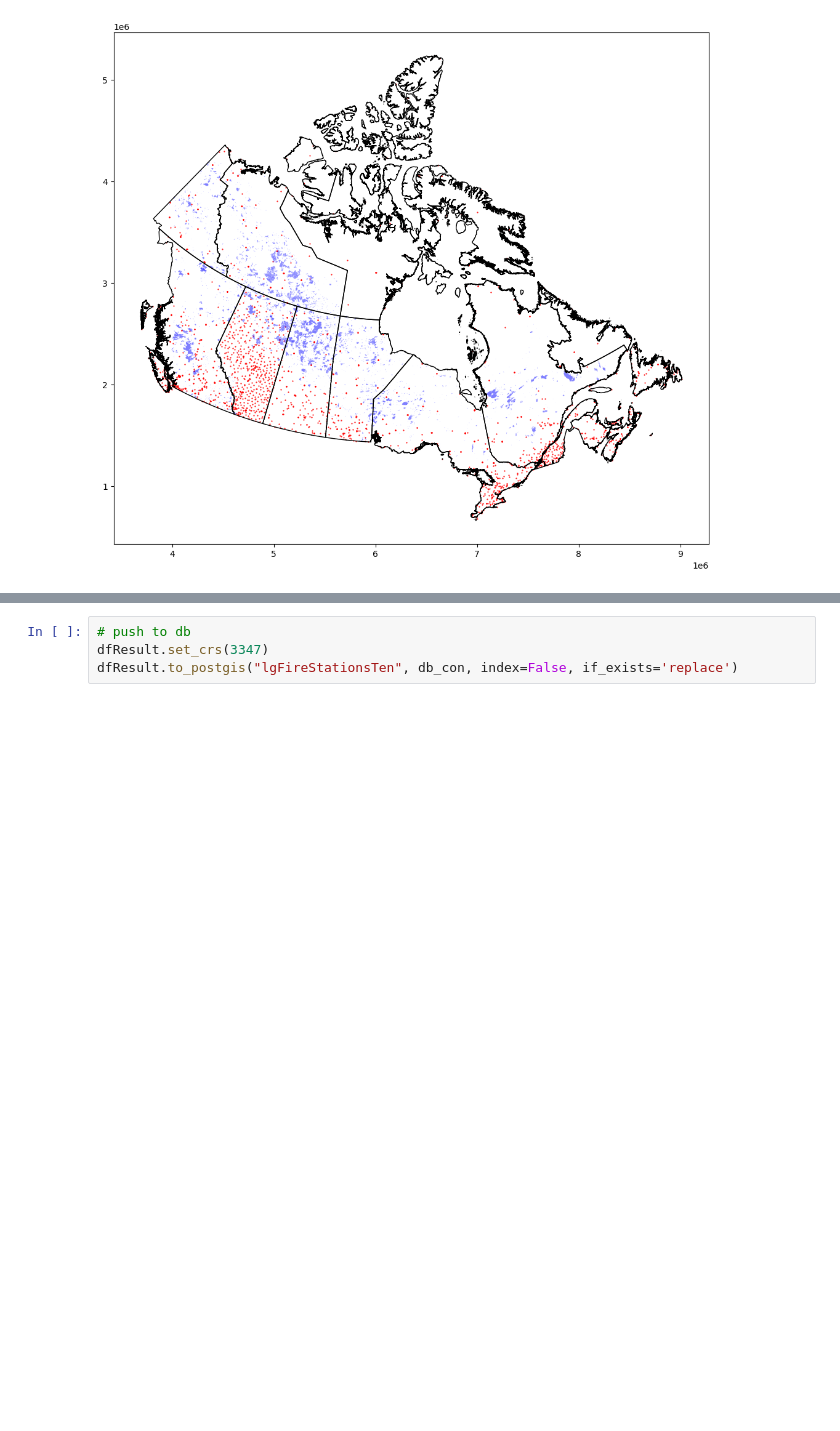
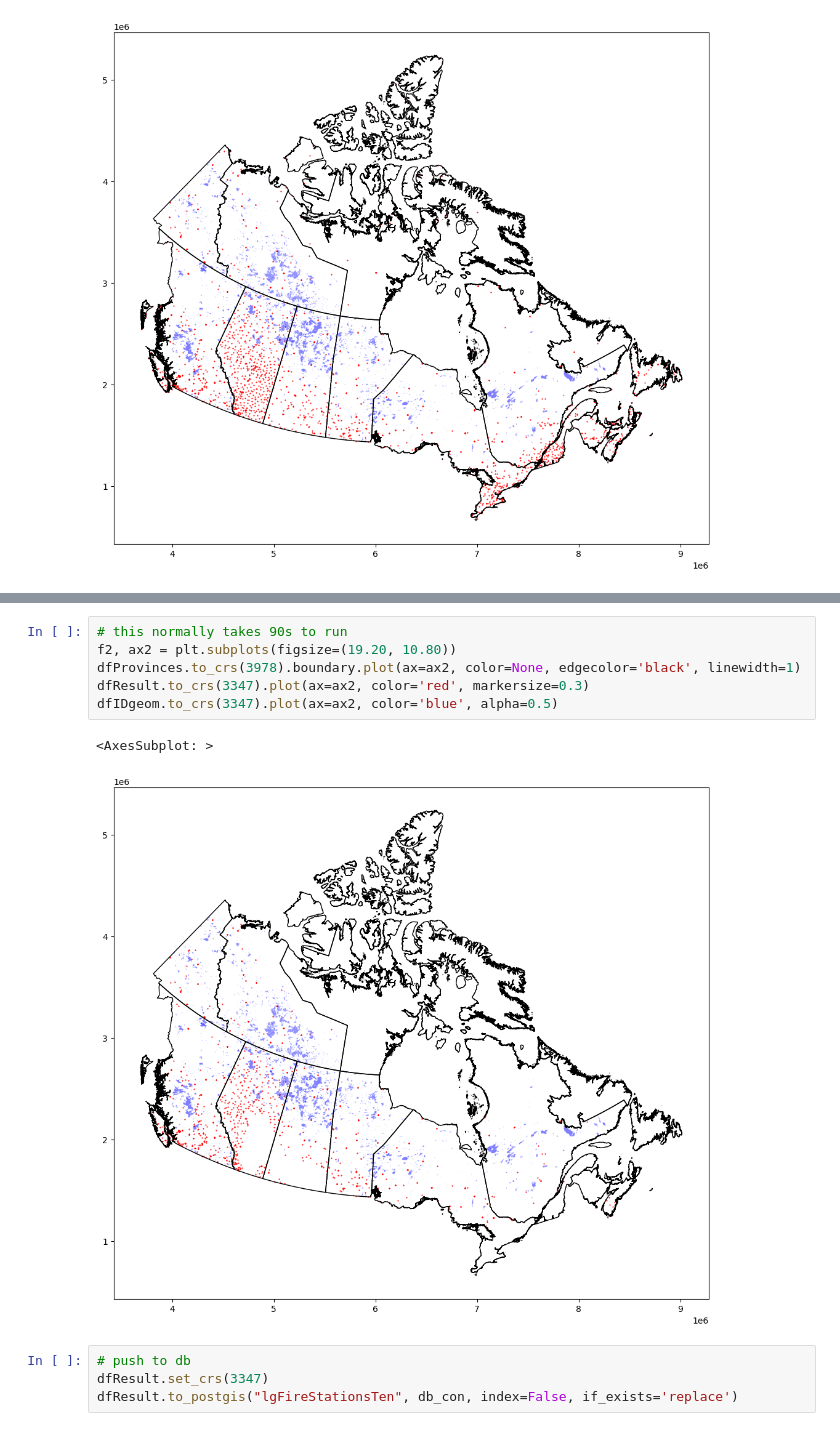
Before and after one commit to NouranEmad16/MLweatherForestFire, a Jupyter notebook: Data_step3_CollectWeather.ipynb, the cells around one changed output, grey strips where cells are left out. Saved outputs shown, nothing was run; the diff lists cells and outputs as text; blank space fills up the shorter version.

```diff
--- a/Data_step3_CollectWeather.ipynb
+++ b/Data_step3_CollectWeather.ipynb
@@ -156,3 +156,12 @@ dfResult.describe()
+# %%
+# this normally takes 90s to run
+f2, ax2 = plt.subplots(figsize=(19.20, 10.80))
+dfProvinces.to_crs(3978).boundary.plot(ax=ax2, color=None, edgecolor='black', linewidth=1)
+dfResult.to_crs(3347).plot(ax=ax2, color='red', markersize=0.3)
+dfIDgeom.to_crs(3347).plot(ax=ax2, color='blue', alpha=0.5)
+# %% [output]
+<AxesSubplot: >
+[figure, added]
 # %%
 # push to db
 dfResult.set_crs(3347)
```
Also changed, not shown: parts of 4 cells of this notebook.
